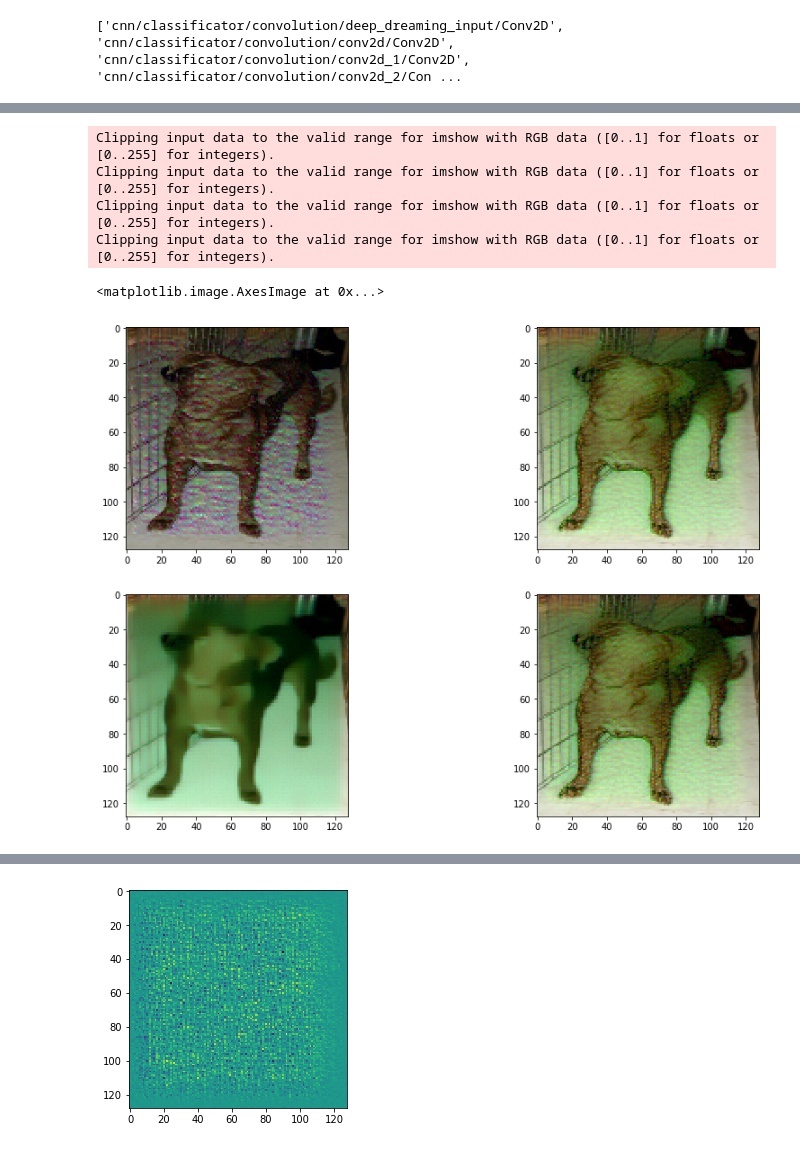
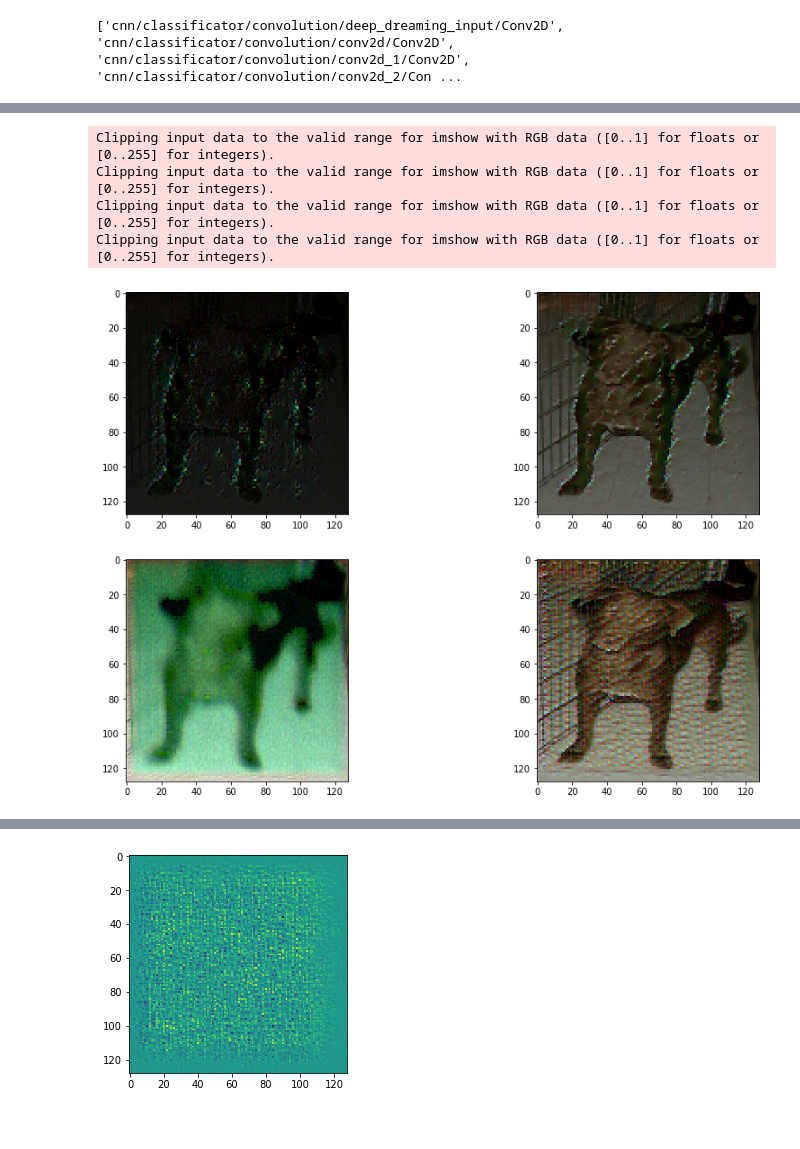
Before and after one commit to aweas/deep_dreaming_dogs, a Jupyter notebook: deep_dreamer.ipynb, the cells around one changed output, grey strips where cells are left out. Drawn from its saved outputs; the diff is of its cells as text; code cells hidden in the pictures.

```diff
--- a/deep_dreamer.ipynb
+++ b/deep_dreamer.ipynb
@@ -73,8 +73,8 @@ print([op.name for op in graph.get_operations() if 'Conv2D' in op.name and 'trai
 # %% [output]
 ['cnn/classificator/convolution/deep_dreaming_input/Conv2D', 'cnn/classificator/convolution/conv2d/Conv2D', 'cnn/classificator/convolution/conv2d_1/Conv2D', 'cnn/classificator/convolution/conv2d_2/Con ...
 # %%
-layer = 'cnn/classificator/convolution/conv2d_1/Conv2D'
-feature = 2
+layer = 'cnn/classificator/convolution/conv2d_2/Conv2D'
+feature = 32
 
 # np.random.seed(0)
 img_noise = np.random.random(size=(1,128,128,3))
@@ -82,12 +82,6 @@ img_noise = np.random.random(size=(1,128,128,3))
 def showarray(a, fmt='jpeg'):
     a = a/np.max(a)
     plt.imshow(a[0])
-
-def norm(a, s=0.1):
-    return (a-a.mean())/max(a.std(), 1e-4)*s + 0.5
-
-def replace_none_with_zero(l):
-    return [0 if i==None else i for i in l]
 
 def render_naive(t_obj, img0=img_noise, iter_n=20, step=1.0):
     t_score = tf.reduce_mean(t_obj)
@@ -99,8 +93,7 @@ def render_naive(t_obj, img0=img_noise, iter_n=20, step=1.0):
 
         g /= g.std()+1e-8
         img += g*step
-#         print(score)
-    showarray(norm(img))
+    showarray(img)
 
     return img
 
@@ -114,5 +108,6 @@ img = render_naive(op[:,:,:,feature])
 # %%
 def dream_image(img0, t_obj, feature, iter_n=20, step=1.0, bw=False, random=False):
+    t_obj = t_obj[:,:,:,feature]
     entry_point = x if bw else inp
     if random and bw:
         img0 = np.random.random(size=(1,128,128,1))
@@ -144,21 +139,20 @@ plt.imshow(img[0,:,:,0])
 # %%
 img = plt.imread(f'train/dog.1.jpg')
 img = skimage.transform.resize(img, (128, 128, 3))
 img = img/np.max(img)
 
 plt.figure(figsize=(15,10))
 plt.subplot(221)
-plt.imshow(dream_image([img], T('cnn/classificator/convolution/conv2d_3/Conv2D'), 5, step=0.01))
+plt.imshow(dream_image([img], T('cnn/classificator/convolution/conv2d_3/Conv2D'), 15, step=0.05));
 plt.subplot(222)
-plt.imshow(dream_image([img], T('cnn/classificator/convolution/conv2d_2/Conv2D'), 20, step=0.01))
+plt.imshow(dream_image([img], T('cnn/classificator/convolution/conv2d_2/Conv2D'), 30, step=0.01));
 plt.subplot(223)
-plt.imshow(dream_image([img], T('cnn/classificator/convolution/conv2d_1/Conv2D'), 20, step=0.01))
+plt.imshow(dream_image([img], T('cnn/classificator/convolution/conv2d_1/Conv2D'), 20, step=0.05));
 plt.subplot(224)
-plt.imshow(dream_image([img], T('cnn/classificator/convolution/conv2d_2/Conv2D'), 40, step=0.01))
+plt.imshow(dream_image([img], T('cnn/classificator/convolution/conv2d_1/Conv2D'), 15, step=0.01));
 # %% [output]
 Clipping input data to the valid range for imshow with RGB data ([0..1] for floats or [0..255] for integers).
 Clipping input data to the valid range for imshow with RGB data ([0..1] for floats or [0..255] for integers).
 Clipping input data to the valid range for imshow with RGB data ([0..1] for floats or [0..255] for integers).
 Clipping input data to the valid range for imshow with RGB data ([0..1] for floats or [0..255] for integers).
-<matplotlib.image.AxesImage at 0x...>
-[figure, old version]
+[figure, new version]
```
Also changed, not shown: parts of 10 cells of this notebook, 7 other files.
